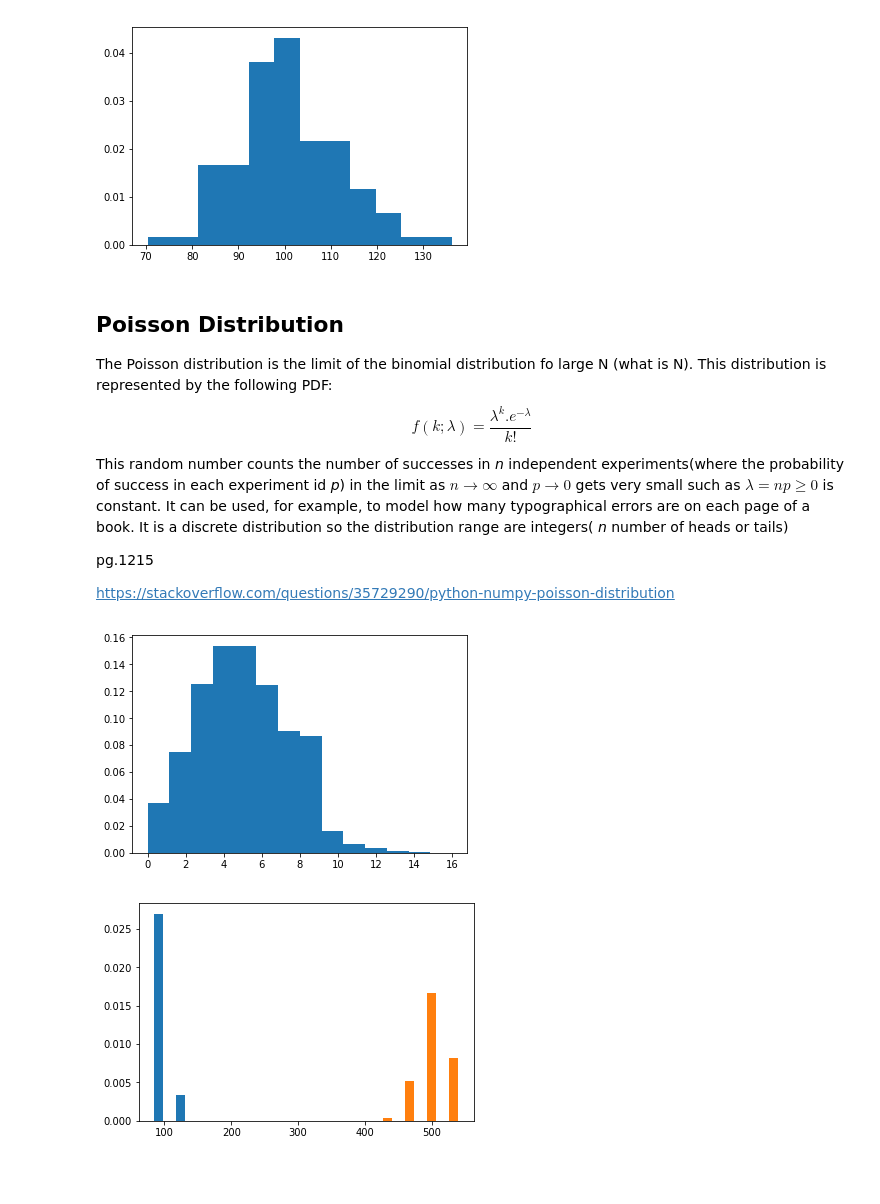
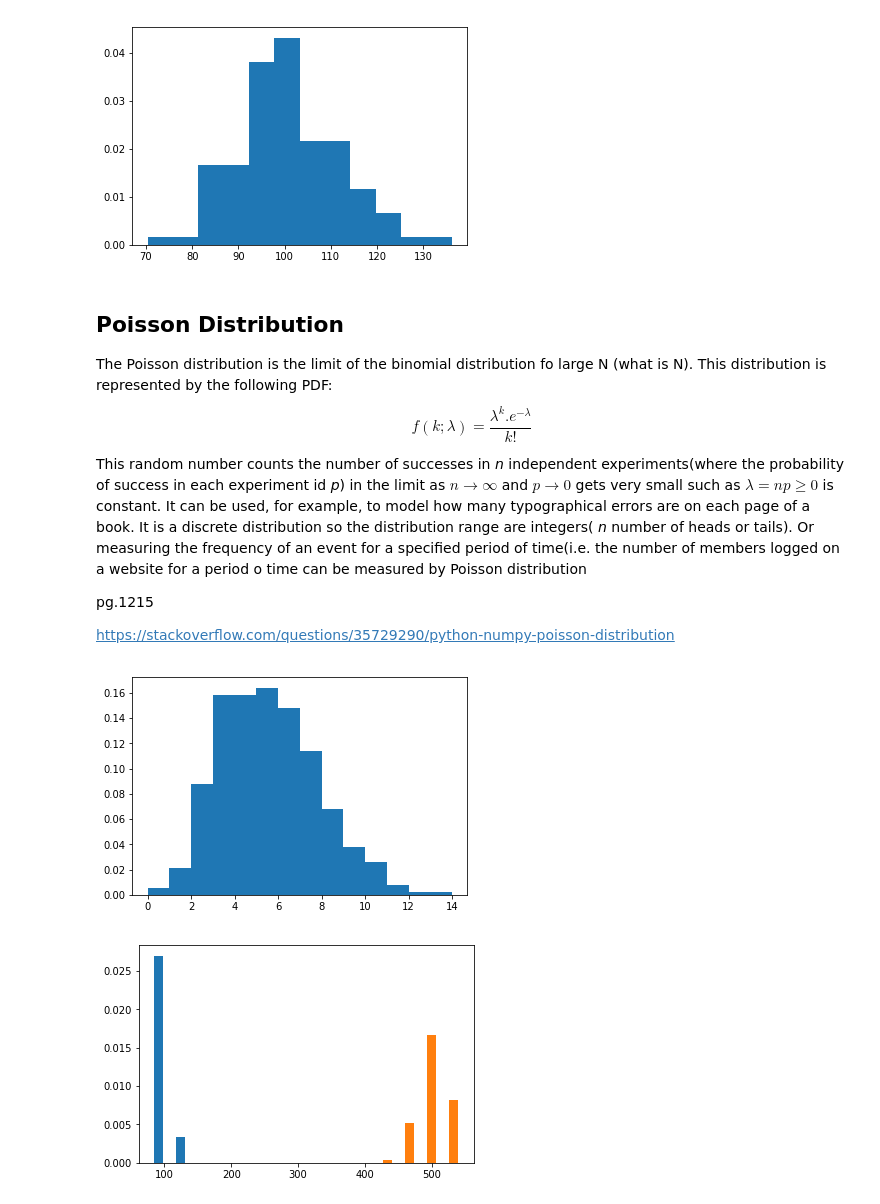
Before and after one commit to MarcoMen-Temp/Programming-Practice, a Jupyter notebook: NumpyAssignment.ipynb, the cells around one changed output. Cells and saved outputs as stored; diff of their text form; code cells hidden in the pictures; blank space fills up the shorter version.

```diff
--- a/NumpyAssignment.ipynb
+++ b/NumpyAssignment.ipynb
@@ -362,7 +368,7 @@ NameError: name 'mlab' is not defined
  The Poisson distribution is the limit of the binomial distribution fo large N (what is N). This distribution is represented by the following PDF: $$ f(k; \lambda) = \frac {\lambda^k . e^ {- \lambda}} { k!} $$
 
  This random number counts the number of successes in *n* independent experiments(where the probability of success in each experiment id *p*) in the limit as $ n\to\infty$ and $ p\to 0 $ gets very small such as $\lambda = np \geq 0$ is constant.
-It can be used, for example, to model how many typographical errors are on each page of a book. It is a discrete distribution so the distribution range are integers( *n* number of heads or tails)
+It can be used, for example, to model how many typographical errors are on each page of a book. It is a discrete distribution so the distribution range are integers( *n* number of heads or tails). Or measuring the frequency of an event for a specified period of time(i.e. the number of members logged on a website for a period o time can be measured by Poisson distribution
 
  pg.1215
 
@@ -371,15 +377,17 @@ It can be used, for example, to model how many typographical errors are on each
 # %%
 import numpy as np
 import matplotlib.pyplot as plt
 
-p = np.random.poisson(5, 10000)
+lam = 5
+k = 1000
+p = np.random.poisson(lam, k)
 
 count, bins, ignored = plt.hist(p, 14, normed=True)
 
 
 plt.show()
 # %% [output]
-[figure, old version]
+[figure, new version]
 # %%
 s= np.random.poisson(lam=(100., 500.), size=(100, 2))
 
```
Also changed, not shown: parts of 5 cells of this notebook.
